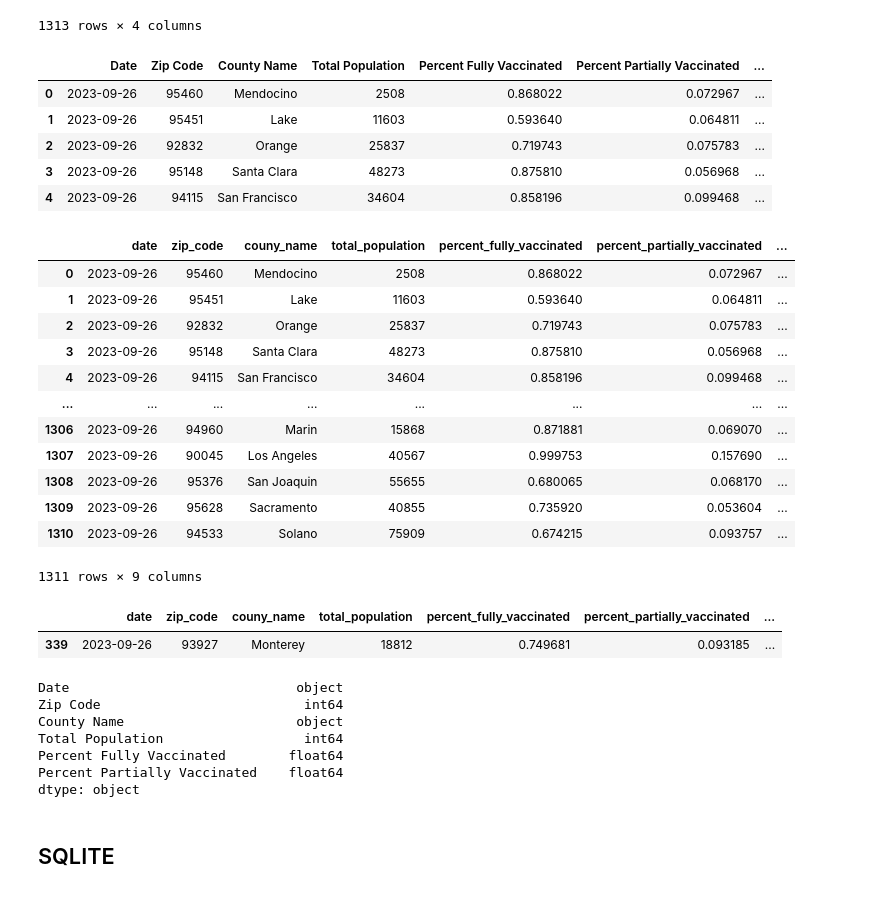
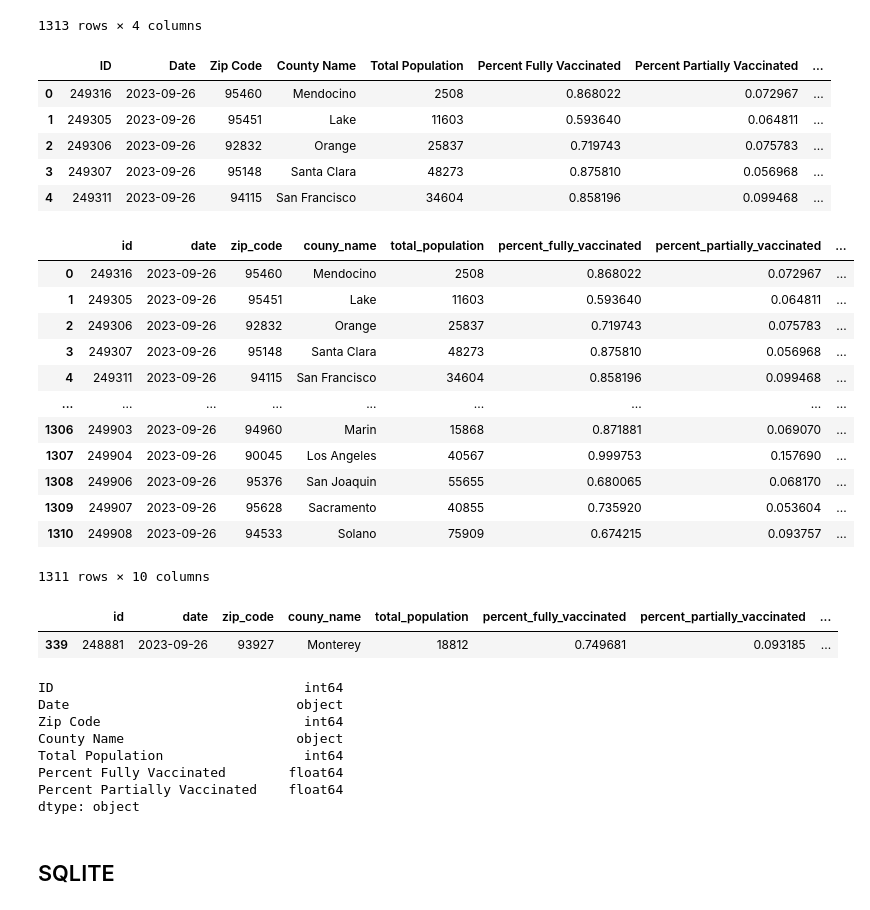
Before and after one commit to Nicole-Ham/Project-3-Covid, a Jupyter notebook: HPI_and_Poverty/VaccinationZipCodes.ipynb, the cells around one changed output. Cells and saved outputs as stored; diff of their text form; code cells hidden in the pictures.

```diff
--- a/HPI_and_Poverty/VaccinationZipCodes.ipynb
+++ b/HPI_and_Poverty/VaccinationZipCodes.ipynb
@@ -73,8 +73,7 @@ drops_vaccine = [
     "Fully Vaccinated",
     "Partially Vaccinated",
     "Percent With 1+ Dose",
-    "Vaccine Quartile",
-    "ID"
+    "Vaccine Quartile"
 
 ]
 
@@ -359,53 +358,55 @@ vaccines_hpi_poverty_df = pd.merge(df, hpi_poverty, on='Zip Code', how='inner')
 # %%
 vaccines_hpi_poverty_df.head()
 # %% [output]
-|  | Date | Zip Code | County Name | Total Population | Percent Fully Vaccinated | Percent Partially Vaccinated | ... |
-| 0 | 2023-09-26 | 95460 | Mendocino | 2508 | 0.868022 | 0.072967 | ... |
-| 1 | 2023-09-26 | 95451 | Lake | 11603 | 0.593640 | 0.064811 | ... |
-| 2 | 2023-09-26 | 92832 | Orange | 25837 | 0.719743 | 0.075783 | ... |
-| 3 | 2023-09-26 | 95148 | Santa Clara | 48273 | 0.875810 | 0.056968 | ... |
-| 4 | 2023-09-26 | 94115 | San Francisco | 34604 | 0.858196 | 0.099468 | ... |
+|  | ID | Date | Zip Code | County Name | Total Population | Percent Fully Vaccinated | Percent Partially Vaccinated | ... |
+| 0 | 249316 | 2023-09-26 | 95460 | Mendocino | 2508 | 0.868022 | 0.072967 | ... |
+| 1 | 249305 | 2023-09-26 | 95451 | Lake | 11603 | 0.593640 | 0.064811 | ... |
+| 2 | 249306 | 2023-09-26 | 92832 | Orange | 25837 | 0.719743 | 0.075783 | ... |
+| 3 | 249307 | 2023-09-26 | 95148 | Santa Clara | 48273 | 0.875810 | 0.056968 | ... |
+| 4 | 249311 | 2023-09-26 | 94115 | San Francisco | 34604 | 0.858196 | 0.099468 | ... |
 # %%
 vacc_hpi_poverty_columns= {
+    'ID': 'id',
     'Date': 'date',
     'Zip Code': 'zip_code',
     'County Name': 'couny_name',
     'Total Population': 'total_population',
     'Percent Fully Vaccinated': 'percent_fully_vaccinated',
     'Percent Partially Vaccinated': 'percent_partially_vaccinated',
     'Employed Percentile': 'employed_percentile',
     'Income Value': 'income_value',
     'HPI Value': 'hpi_value'
 }
 
 # Rename the columns using the dictionary
 vaccines_hpi_poverty_df.rename(columns=vacc_hpi_poverty_columns, inplace=True)
 
 vaccines_hpi_poverty_df
 # %% [output]
-|  | date | zip_code | couny_name | total_population | percent_fully_vaccinated | percent_partially_vaccinated | ... |
-| 0 | 2023-09-26 | 95460 | Mendocino | 2508 | 0.868022 | 0.072967 | ... |
-| 1 | 2023-09-26 | 95451 | Lake | 11603 | 0.593640 | 0.064811 | ... |
-| 2 | 2023-09-26 | 92832 | Orange | 25837 | 0.719743 | 0.075783 | ... |
-| 3 | 2023-09-26 | 95148 | Santa Clara | 48273 | 0.875810 | 0.056968 | ... |
-| 4 | 2023-09-26 | 94115 | San Francisco | 34604 | 0.858196 | 0.099468 | ... |
-| ... | ... | ... | ... | ... | ... | ... | ... |
-| 1306 | 2023-09-26 | 94960 | Marin | 15868 | 0.871881 | 0.069070 | ... |
-| 1307 | 2023-09-26 | 90045 | Los Angeles | 40567 | 0.999753 | 0.157690 | ... |
-| 1308 | 2023-09-26 | 95376 | San Joaquin | 55655 | 0.680065 | 0.068170 | ... |
-| 1309 | 2023-09-26 | 95628 | Sacramento | 40855 | 0.735920 | 0.053604 | ... |
-| 1310 | 2023-09-26 | 94533 | Solano | 75909 | 0.674215 | 0.093757 | ... |
+|  | id | date | zip_code | couny_name | total_population | percent_fully_vaccinated | percent_partially_vaccinated | ... |
+| 0 | 249316 | 2023-09-26 | 95460 | Mendocino | 2508 | 0.868022 | 0.072967 | ... |
+| 1 | 249305 | 2023-09-26 | 95451 | Lake | 11603 | 0.593640 | 0.064811 | ... |
+| 2 | 249306 | 2023-09-26 | 92832 | Orange | 25837 | 0.719743 | 0.075783 | ... |
+| 3 | 249307 | 2023-09-26 | 95148 | Santa Clara | 48273 | 0.875810 | 0.056968 | ... |
+| 4 | 249311 | 2023-09-26 | 94115 | San Francisco | 34604 | 0.858196 | 0.099468 | ... |
+| ... | ... | ... | ... | ... | ... | ... | ... | ... |
+| 1306 | 249903 | 2023-09-26 | 94960 | Marin | 15868 | 0.871881 | 0.069070 | ... |
+| 1307 | 249904 | 2023-09-26 | 90045 | Los Angeles | 40567 | 0.999753 | 0.157690 | ... |
+| 1308 | 249906 | 2023-09-26 | 95376 | San Joaquin | 55655 | 0.680065 | 0.068170 | ... |
+| 1309 | 249907 | 2023-09-26 | 95628 | Sacramento | 40855 | 0.735920 | 0.053604 | ... |
+| 1310 | 249908 | 2023-09-26 | 94533 | Solano | 75909 | 0.674215 | 0.093757 | ... |
-1311 rows × 9 columns
+1311 rows × 10 columns
 # %%
 zip_code_93927 = vaccines_hpi_poverty_df[vaccines_hpi_poverty_df["zip_code"] == 93927]
 zip_code_93927
 # %% [output]
-|  | date | zip_code | couny_name | total_population | percent_fully_vaccinated | percent_partially_vaccinated | ... |
-| 339 | 2023-09-26 | 93927 | Monterey | 18812 | 0.749681 | 0.093185 | ... |
+|  | id | date | zip_code | couny_name | total_population | percent_fully_vaccinated | percent_partially_vaccinated | ... |
+| 339 | 248881 | 2023-09-26 | 93927 | Monterey | 18812 | 0.749681 | 0.093185 | ... |
 # %%
 column_types = df.dtypes
 column_types
 # %% [output]
+ID                                int64
 Date                             object
 Zip Code                          int64
 County Name                      object
```
Also changed, not shown: parts of 5 cells of this notebook, 7 other files.
